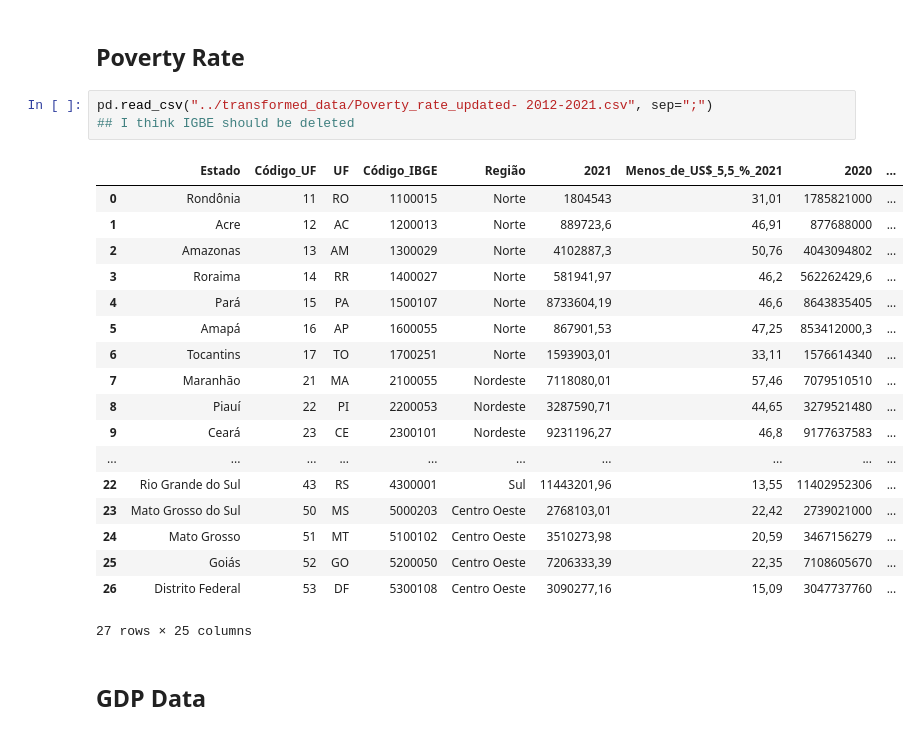
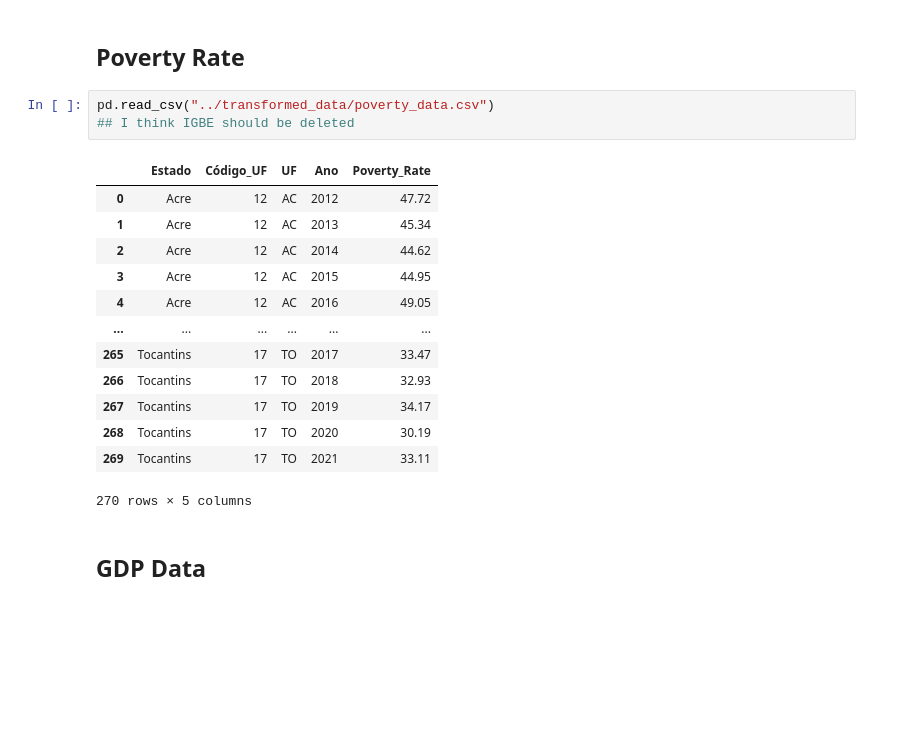
Before and after one commit to anandxrfeu/schooling_resource_predicter_data, a Jupyter notebook: notebooks/Test (Anand).ipynb, the cells around one changed output. Drawn from its saved outputs; the diff is of its cells as text; blank space fills up the shorter version.

```diff
--- a/notebooks/Test (Anand).ipynb
+++ b/notebooks/Test (Anand).ipynb
@@ -94,27 +94,22 @@ pd.read_csv("../transformed_data/unemployement_data.csv")
 # %% [markdown]
 ## Poverty Rate
 # %%
-pd.read_csv("../transformed_data/Poverty_rate_updated- 2012-2021.csv", sep=";")
+pd.read_csv("../transformed_data/poverty_data.csv")
 ## I think IGBE should be deleted
 # %% [output]
-|  | Estado | Código_UF | UF | Código_IBGE | Região | 2021 | Menos_de_US$_5,5_%_2021 | 2020 | ... |
-| 0 | Rondônia | 11 | RO | 1100015 | Norte | 1804543 | 31,01 | 1785821000 | ... |
-| 1 | Acre | 12 | AC | 1200013 | Norte | 889723,6 | 46,91 | 877688000 | ... |
-| 2 | Amazonas | 13 | AM | 1300029 | Norte | 4102887,3 | 50,76 | 4043094802 | ... |
-| 3 | Roraima | 14 | RR | 1400027 | Norte | 581941,97 | 46,2 | 562262429,6 | ... |
-| 4 | Pará | 15 | PA | 1500107 | Norte | 8733604,19 | 46,6 | 8643835405 | ... |
-| 5 | Amapá | 16 | AP | 1600055 | Norte | 867901,53 | 47,25 | 853412000,3 | ... |
-| 6 | Tocantins | 17 | TO | 1700251 | Norte | 1593903,01 | 33,11 | 1576614340 | ... |
-| 7 | Maranhão | 21 | MA | 2100055 | Nordeste | 7118080,01 | 57,46 | 7079510510 | ... |
-| 8 | Piauí | 22 | PI | 2200053 | Nordeste | 3287590,71 | 44,65 | 3279521480 | ... |
-| 9 | Ceará | 23 | CE | 2300101 | Nordeste | 9231196,27 | 46,8 | 9177637583 | ... |
-| ... | ... | ... | ... | ... | ... | ... | ... | ... | ... |
-| 22 | Rio Grande do Sul | 43 | RS | 4300001 | Sul | 11443201,96 | 13,55 | 11402952306 | ... |
-| 23 | Mato Grosso do Sul | 50 | MS | 5000203 | Centro Oeste | 2768103,01 | 22,42 | 2739021000 | ... |
-| 24 | Mato Grosso | 51 | MT | 5100102 | Centro Oeste | 3510273,98 | 20,59 | 3467156279 | ... |
-| 25 | Goiás | 52 | GO | 5200050 | Centro Oeste | 7206333,39 | 22,35 | 7108605670 | ... |
-| 26 | Distrito Federal | 53 | DF | 5300108 | Centro Oeste | 3090277,16 | 15,09 | 3047737760 | ... |
+|  | Estado | Código_UF | UF | Ano | Poverty_Rate |
+| 0 | Acre | 12 | AC | 2012 | 47.72 |
+| 1 | Acre | 12 | AC | 2013 | 45.34 |
+| 2 | Acre | 12 | AC | 2014 | 44.62 |
+| 3 | Acre | 12 | AC | 2015 | 44.95 |
+| 4 | Acre | 12 | AC | 2016 | 49.05 |
+| ... | ... | ... | ... | ... | ... |
+| 265 | Tocantins | 17 | TO | 2017 | 33.47 |
+| 266 | Tocantins | 17 | TO | 2018 | 32.93 |
+| 267 | Tocantins | 17 | TO | 2019 | 34.17 |
+| 268 | Tocantins | 17 | TO | 2020 | 30.19 |
+| 269 | Tocantins | 17 | TO | 2021 | 33.11 |
-27 rows × 25 columns
+270 rows × 5 columns
 # %% [markdown]
 ## GDP Data
 # %%
```
Also changed, not shown: 3 other files.
